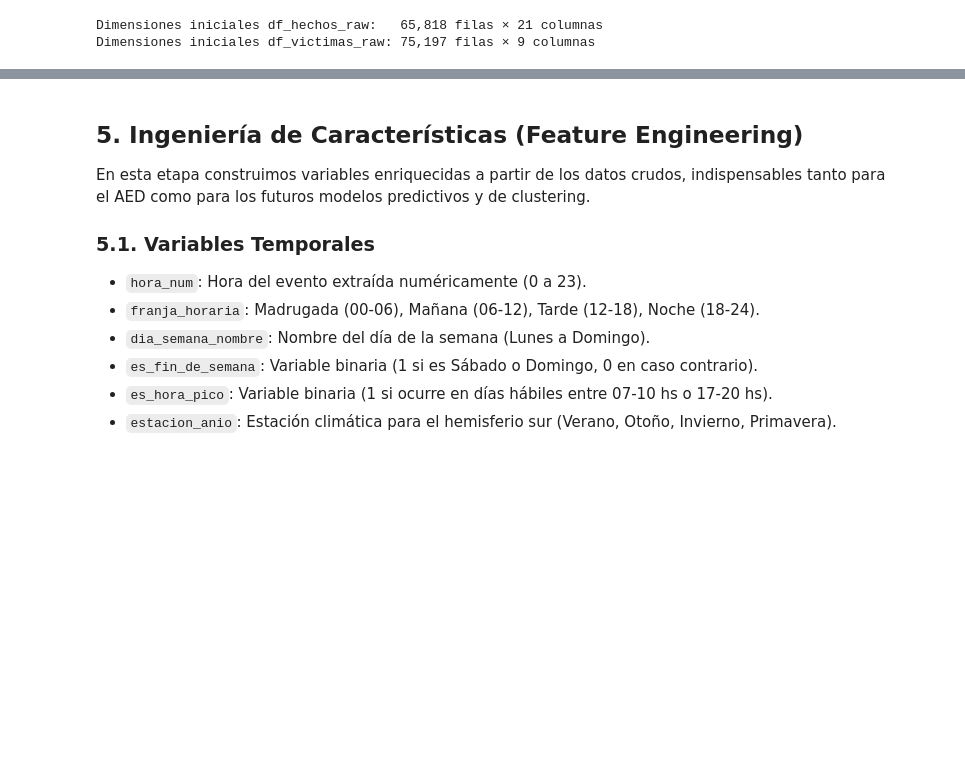
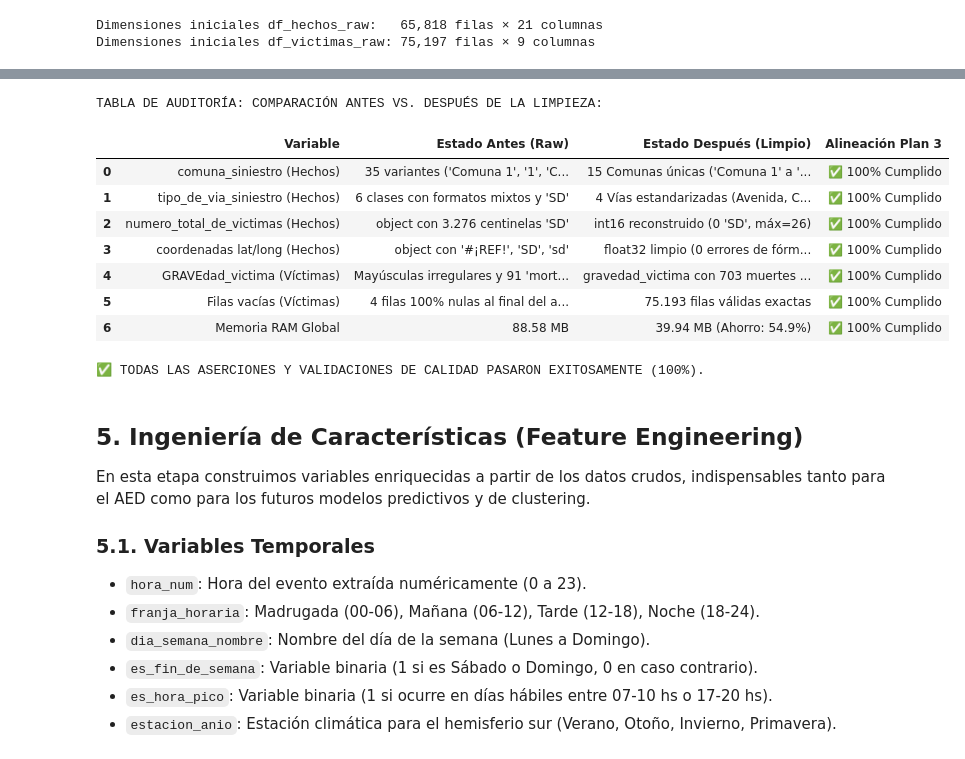
Before and after one commit to mateteCode/DATA_SCIENCE_GROUP_8, a Jupyter notebook: Entrega_2_Analisis_Exploratorio_Siniestros_Viales_CABA.ipynb, the cells around one changed output, grey strips where cells are left out. Cells and saved outputs as stored; diff of their text form; code cells hidden in the pictures; blank space fills up the shorter version.

```diff
--- a/Entrega_2_Analisis_Exploratorio_Siniestros_Viales_CABA.ipynb
+++ b/Entrega_2_Analisis_Exploratorio_Siniestros_Viales_CABA.ipynb
@@ -296,0 +1066,11 @@ Siniestros procesados: 65,818
+# %%
+# Diagnóstico individual: fecha_fallecimiento_victima
+col = 'fecha_fallecimiento_victima'
+s = df_victimas_raw[col]
+nulos_fall = s.isna().sum()
+no_nulos_fall = s.notna().sum()
+print(f"Columna: {col}")
+print(f"Tipo de dato: {s.dtype}")
+print(f"Nulos (NaN): {nulos_fall:,} ({(nulos_fall/len(s))*100:.2f}%)")
+print(f"Registros con fecha de defunción: {no_nulos_fall:,}")
+print(f"Muestra de fechas de defunción:\n{s.dropna().head(5).tolist()}")
@@ -297,3 +1275,39 @@ Siniestros procesados: 65,818
+# %%
+# ==============================================================================
+# 4.3. VERIFICACIÓN Y AUDITORÍA DE DIFERENCIA LOGRADA (ANTES VS. DESPUÉS)
+# ==============================================================================
+# 1. Verificación de transformaciones clave
+verificacion_resumen = pd.DataFrame([
+    {"Variable": "comuna_siniestro (Hechos)", "Estado Antes (Raw)": "35 variantes ('Comuna 1', '1', 'COMUNA 1', SD)", "Estado Después (Limpio)": f"{df_hechos['comuna_siniestro'].dropna().nunique()} Comunas únicas ('Comuna 1' a 'Comuna 15')", "Alineación Plan 3": "✅ 100% Cumplido"},
+    {"Variable": "tipo_de_via_siniestro (Hechos)", "Estado Antes (Raw)": "6 clases con formatos mixtos y 'SD'", "Estado Después (Limpio)": f"{df_hechos['tipo_de_via_siniestro'].dropna().nunique()} Vías estandarizadas (Avenida, Calle, etc.)", "Alineación Plan 3": "✅ 100% Cumplido"},
+    {"Variable": "numero_total_de_victimas (Hechos)", "Estado Antes (Raw)": "object con 3.276 centinelas 'SD'", "Estado Después (Limpio)": f"int16 reconstruido (0 'SD', máx={df_hechos['numero_total_de_victimas'].max()})", "Alineación Plan 3": "✅ 100% Cumplido"},
+    {"Variable": "coordenadas lat/long (Hechos)", "Estado Antes (Raw)": "object con '#¡REF!', 'SD', 'sd'", "Estado Después (Limpio)": f"float32 limpio (0 errores de fórmula)", "Alineación Plan 3": "✅ 100% Cumplido"},
+    {"Variable": "GRAVEdad_victima (Víctimas)", "Estado Antes (Raw)": "Mayúsculas irregulares y 91 'mortal' minúsculos", "Estado Después (Limpio)": "gravedad_victima con 703 muertes unificadas", "Alineación Plan 3": "✅ 100% Cumplido"},
+    {"Variable": "Filas vacías (Víctimas)", "Estado Antes (Raw)": "4 filas 100% nulas al final del archivo", "Estado Después (Limpio)": f"75.193 filas válidas exactas", "Alineación Plan 3": "✅ 100% Cumplido"},
+    {"Variable": "Memoria RAM Global", "Estado Antes (Raw)": f"{mem_hechos_raw + mem_victimas_raw:.2f} MB", "Estado Después (Limpio)": f"{mem_hechos_clean + mem_victimas_clean:.2f} MB (Ahorro: {((mem_hechos_raw + mem_victimas_raw - mem_hechos_clean - mem_victimas_clean)/(mem_hechos_raw + mem_victimas_raw))*100:.1f}%)", "Alineación Plan 3": "✅ 100% Cumplido"}
+])
+
+print("TABLA DE AUDITORÍA: COMPARACIÓN ANTES VS. DESPUÉS DE LA LIMPIEZA:")
+display(verificacion_resumen)
+
+# 2. Validaciones formales con assertions
+assert df_hechos['id_siniestro'].isna().sum() == 0, "Error: Nulos en id_siniestro Hechos."
+assert df_victimas['id_siniestro'].isna().sum() == 0, "Error: Nulos en id_siniestro Víctimas."
+assert len(df_victimas) == 75193, "Error en descarte de filas vacías."
+assert df_hechos['comuna_siniestro'].dropna().nunique() == 15, "Error: Las comunas no quedaron en exactamente 15 categorías."
+assert (df_hechos['numero_total_de_victimas'] == (df_hechos['numero_victimas_leve_siniestro'] + df_hechos['numero_victimas_grave_siniestro'] + df_hechos['numero_victimas_mortal_siniestro'])).all(), "Error en suma de víctimas."
+print("\n✅ TODAS LAS ASERCIONES Y VALIDACIONES DE CALIDAD PASARON EXITOSAMENTE (100%).")
+# %% [output]
+TABLA DE AUDITORÍA: COMPARACIÓN ANTES VS. DESPUÉS DE LA LIMPIEZA:
+|  | Variable | Estado Antes (Raw) | Estado Después (Limpio) | Alineación Plan 3 |
+| 0 | comuna_siniestro (Hechos) | 35 variantes ('Comuna 1', '1', 'C... | 15 Comunas únicas ('Comuna 1' a '... | ✅ 100% Cumplido |
+| 1 | tipo_de_via_siniestro (Hechos) | 6 clases con formatos mixtos y 'SD' | 4 Vías estandarizadas (Avenida, C... | ✅ 100% Cumplido |
+| 2 | numero_total_de_victimas (Hechos) | object con 3.276 centinelas 'SD' | int16 reconstruido (0 'SD', máx=26) | ✅ 100% Cumplido |
+| 3 | coordenadas lat/long (Hechos) | object con '#¡REF!', 'SD', 'sd' | float32 limpio (0 errores de fórm... | ✅ 100% Cumplido |
+| 4 | GRAVEdad_victima (Víctimas) | Mayúsculas irregulares y 91 'mort... | gravedad_victima con 703 muertes ... | ✅ 100% Cumplido |
+| 5 | Filas vacías (Víctimas) | 4 filas 100% nulas al final del a... | 75.193 filas válidas exactas | ✅ 100% Cumplido |
+| 6 | Memoria RAM Global | 88.58 MB | 39.94 MB (Ahorro: 54.9%) | ✅ 100% Cumplido |
+✅ TODAS LAS ASERCIONES Y VALIDACIONES DE CALIDAD PASARON EXITOSAMENTE (100%).
 # %% [markdown]
 ## **5. Ingeniería de Características (Feature Engineering)**
 En esta etapa construimos variables enriquecidas a partir de los datos crudos, indispensables tanto para el AED como para los futuros modelos predictivos y de clustering.
```
Also changed, not shown: parts of 128 cells of this notebook, 1 other file.
